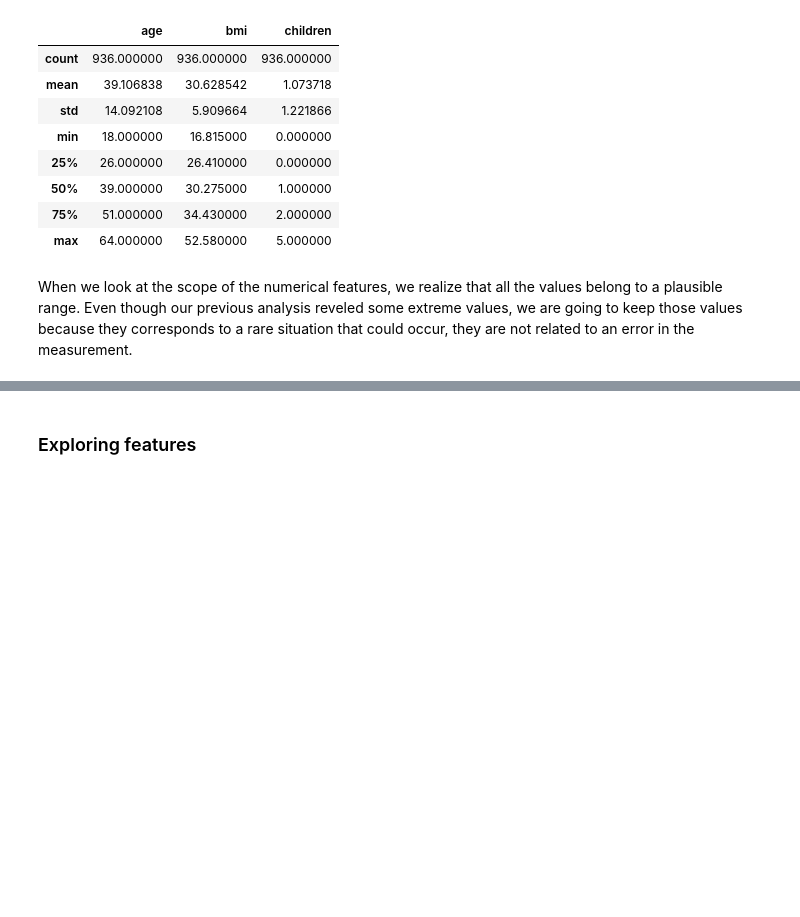
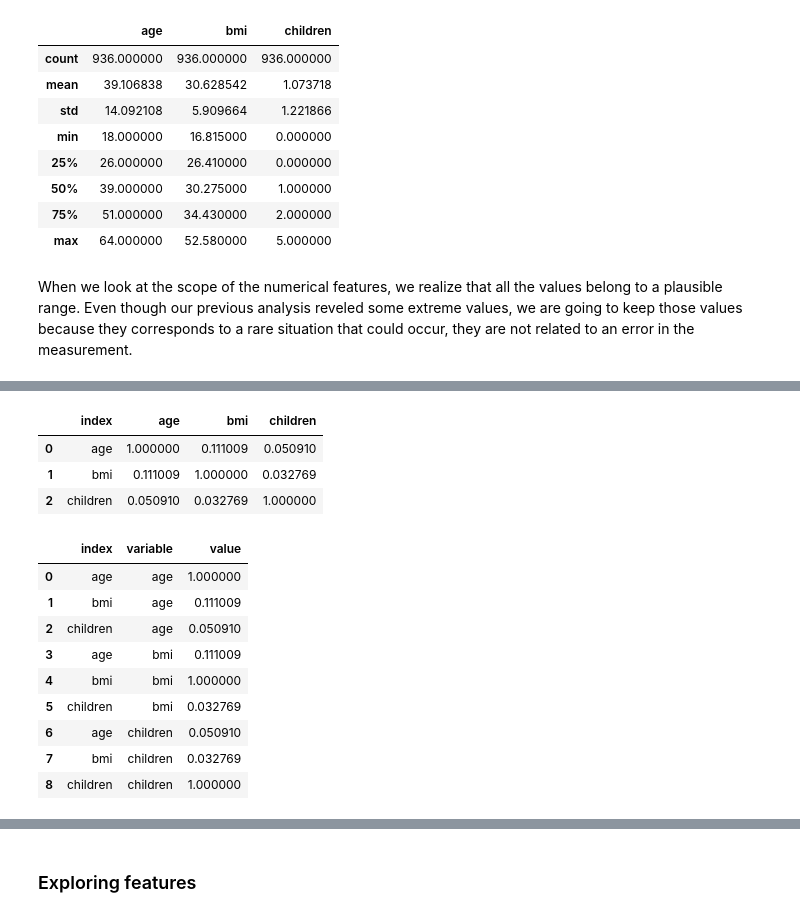
Before and after one commit to sirine-chahma/DSCI_522_group_401, a Jupyter notebook: notebooks/EDA.ipynb, the cells around one changed output, grey strips where cells are left out. Drawn from its saved outputs; the diff is of its cells as text; code cells hidden in the pictures; blank space fills up the shorter version.

```diff
--- a/notebooks/EDA.ipynb
+++ b/notebooks/EDA.ipynb
@@ -164,0 +176,8 @@ When we look at the scope of the numerical features, we realize that all the val
+# %%
+cor = cor.reset_index()
+cor
+# %% [output]
+|  | index | age | bmi | children |
+| 0 | age | 1.000000 | 0.111009 | 0.050910 |
+| 1 | bmi | 0.111009 | 1.000000 | 0.032769 |
+| 2 | children | 0.050910 | 0.032769 | 1.000000 |
@@ -164,0 +186,13 @@ When we look at the scope of the numerical features, we realize that all the val
+# %%
+cor
+# %% [output]
+|  | index | variable | value |
+| 0 | age | age | 1.000000 |
+| 1 | bmi | age | 0.111009 |
+| 2 | children | age | 0.050910 |
+| 3 | age | bmi | 0.111009 |
+| 4 | bmi | bmi | 1.000000 |
+| 5 | children | bmi | 0.032769 |
+| 6 | age | children | 0.050910 |
+| 7 | bmi | children | 0.032769 |
+| 8 | children | children | 1.000000 |
```
Also changed, not shown: parts of 4 cells of this notebook, 11 other files.
